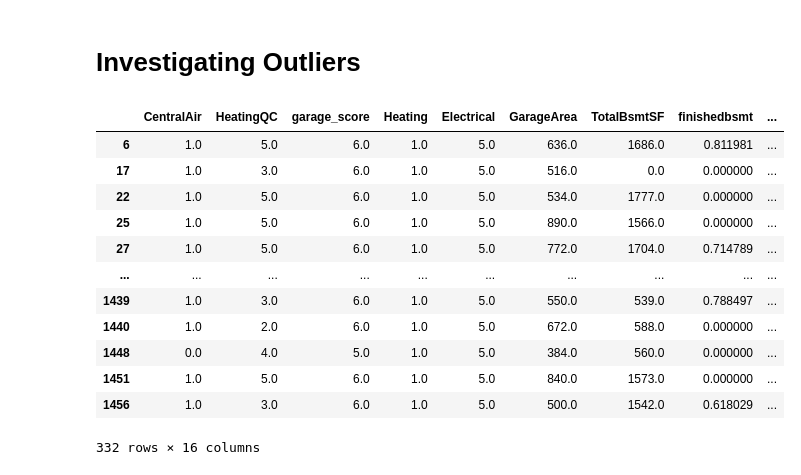
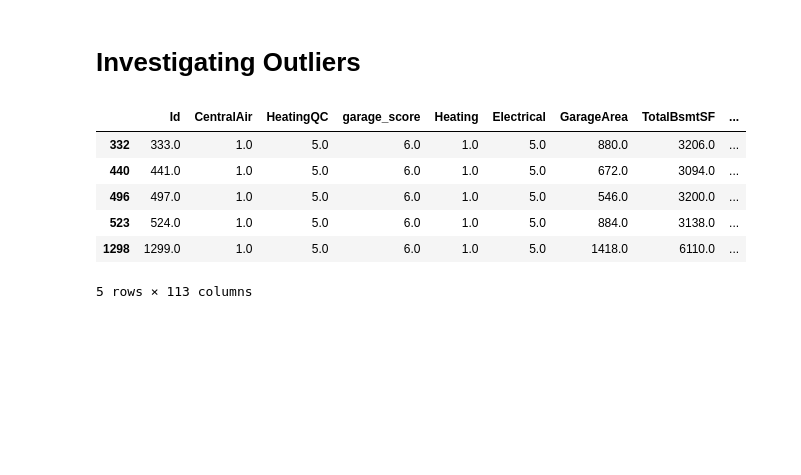
Before and after one commit to whvince/Kaggle-HousePrices, a Jupyter notebook: MLR_model.ipynb, the cells around one changed output. Saved outputs shown, nothing was run; the diff lists cells and outputs as text; code cells hidden in the pictures; blank space fills up the shorter version.

```diff
--- a/MLR_model.ipynb
+++ b/MLR_model.ipynb
@@ -6,11 +7,11 @@ from sklearn import linear_model
 import houseprice_functions as hpf
 # %%
-cleaned_hp = pd.read_csv('data/cleaned_hp')
-cleaned_hp_2 = pd.read_csv('data/sunny_clean1.csv')
 HousePrices = pd.read_csv('data/train.csv')
-cleaned_hp = cleaned_hp.merge(cleaned_hp_2,left_index = True,right_index = True)
-y = np.log(HousePrices[['SalePrice']])
-x = cleaned_hp.drop('Id',axis = 1)
-cleaned_hp.sample(5)
+cleaned_hp = pd.read_csv('data/cleaned_houseprice.csv')
+
+y = np.log(HousePrices['SalePrice'])
+X = cleaned_hp.drop('Id',axis = 1)
+
+X.head()
 # %% [output]
 |  | CentralAir | HeatingQC | garage_score | Heating | Electrical | GarageArea | TotalBsmtSF | finishedbsmt | ... |
@@ -49,18 +74,12 @@ import seaborn as sns
 # %% [markdown]
 # Investigating Outliers
 # %%
-hpf.outliers(cleaned_hp,cleaned_hp[['TotalBsmtSF']],num_sd = 1,method = 'outlier_df',operator = 'any')
+hpf.outliers(cleaned_hp,cleaned_hp[['TotalBsmtSF']],num_sd = 4,method = 'outlier_df',operator = 'any')
 # %% [output]
-|  | CentralAir | HeatingQC | garage_score | Heating | Electrical | GarageArea | TotalBsmtSF | finishedbsmt | ... |
-| 6 | 1.0 | 5.0 | 6.0 | 1.0 | 5.0 | 636.0 | 1686.0 | 0.811981 | ... |
-| 17 | 1.0 | 3.0 | 6.0 | 1.0 | 5.0 | 516.0 | 0.0 | 0.000000 | ... |
-| 22 | 1.0 | 5.0 | 6.0 | 1.0 | 5.0 | 534.0 | 1777.0 | 0.000000 | ... |
-| 25 | 1.0 | 5.0 | 6.0 | 1.0 | 5.0 | 890.0 | 1566.0 | 0.000000 | ... |
-| 27 | 1.0 | 5.0 | 6.0 | 1.0 | 5.0 | 772.0 | 1704.0 | 0.714789 | ... |
-| ... | ... | ... | ... | ... | ... | ... | ... | ... | ... |
-| 1439 | 1.0 | 3.0 | 6.0 | 1.0 | 5.0 | 550.0 | 539.0 | 0.788497 | ... |
-| 1440 | 1.0 | 2.0 | 6.0 | 1.0 | 5.0 | 672.0 | 588.0 | 0.000000 | ... |
-| 1448 | 0.0 | 4.0 | 5.0 | 1.0 | 5.0 | 384.0 | 560.0 | 0.000000 | ... |
-| 1451 | 1.0 | 5.0 | 6.0 | 1.0 | 5.0 | 840.0 | 1573.0 | 0.000000 | ... |
-| 1456 | 1.0 | 3.0 | 6.0 | 1.0 | 5.0 | 500.0 | 1542.0 | 0.618029 | ... |
+|  | Id | CentralAir | HeatingQC | garage_score | Heating | Electrical | GarageArea | TotalBsmtSF | ... |
+| 332 | 333.0 | 1.0 | 5.0 | 6.0 | 1.0 | 5.0 | 880.0 | 3206.0 | ... |
+| 440 | 441.0 | 1.0 | 5.0 | 6.0 | 1.0 | 5.0 | 672.0 | 3094.0 | ... |
+| 496 | 497.0 | 1.0 | 5.0 | 6.0 | 1.0 | 5.0 | 546.0 | 3200.0 | ... |
+| 523 | 524.0 | 1.0 | 5.0 | 6.0 | 1.0 | 5.0 | 884.0 | 3138.0 | ... |
+| 1298 | 1299.0 | 1.0 | 5.0 | 6.0 | 1.0 | 5.0 | 1418.0 | 6110.0 | ... |
-332 rows × 16 columns
+5 rows × 113 columns
```
Also changed, not shown: parts of 8 cells of this notebook, 2 other files.
